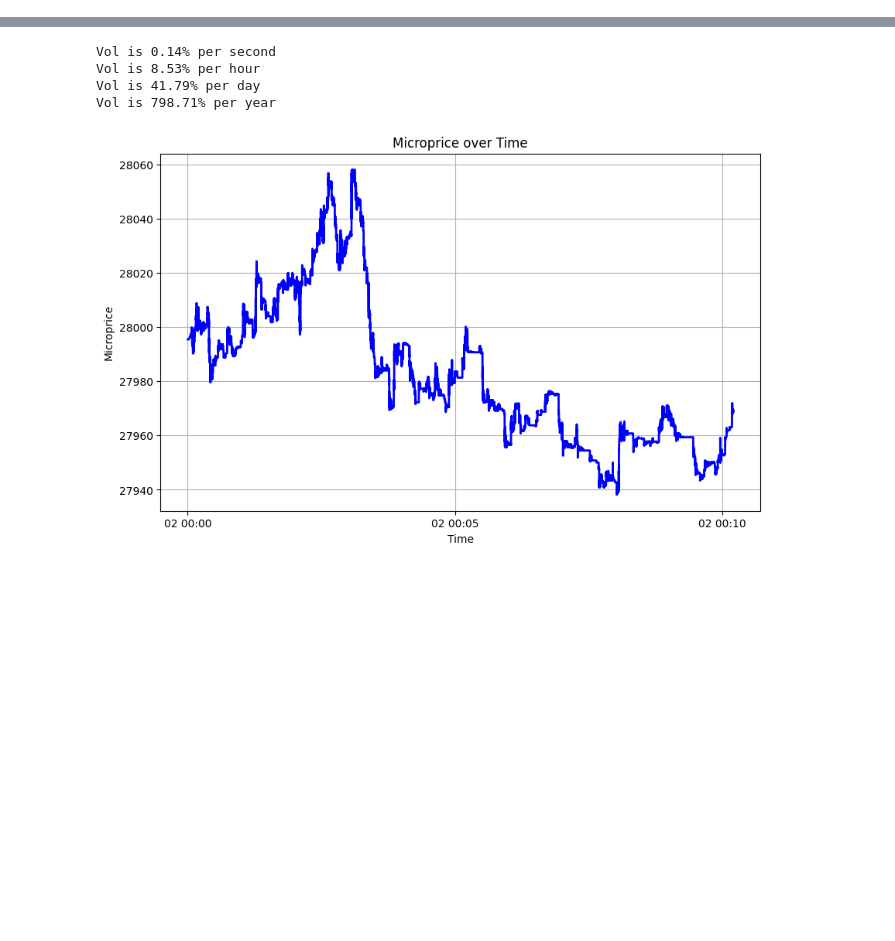
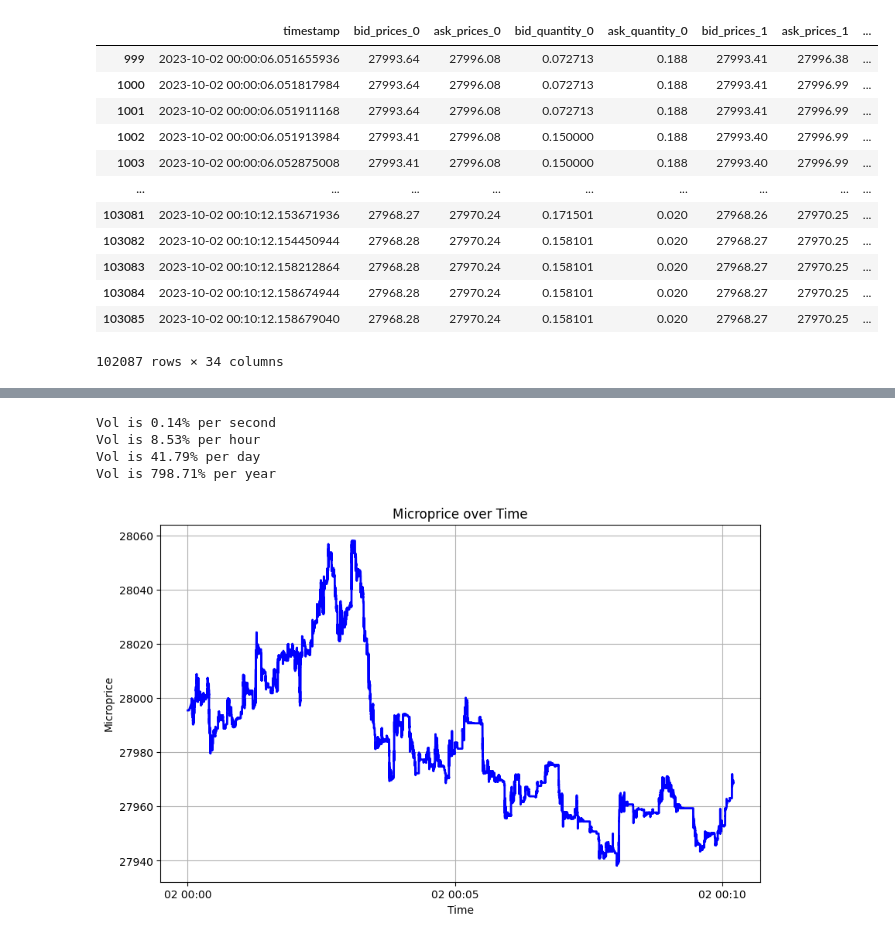
Before and after one commit to poloincognito/limit_order_book, a Jupyter notebook: notebooks/Filltime prediction.ipynb, the cells around one changed output, grey strips where cells are left out. Saved outputs shown, nothing was run; the diff lists cells and outputs as text; code cells hidden in the pictures; blank space fills up the shorter version.

```diff
--- a/notebooks/Filltime prediction.ipynb
+++ b/notebooks/Filltime prediction.ipynb
@@ -15,5 +13,21 @@ from sklearn.preprocessing import StandardScaler
 # %%
-df = pd.read_csv('truncated_LOB_data_BTC_USD_COINBASE.csv')
+df = pd.read_csv('prepared_LOB_trunc_data.csv',
+                 index_col=0) # if this file is read, you could start from cell number 17
+df
+# %% [output]
+|  | timestamp | bid_prices_0 | ask_prices_0 | bid_quantity_0 | ask_quantity_0 | bid_prices_1 | ask_prices_1 | ... |
+| 999 | 2023-10-02 00:00:06.051655936 | 27993.64 | 27996.08 | 0.072713 | 0.188 | 27993.41 | 27996.38 | ... |
+| 1000 | 2023-10-02 00:00:06.051817984 | 27993.64 | 27996.08 | 0.072713 | 0.188 | 27993.41 | 27996.99 | ... |
+| 1001 | 2023-10-02 00:00:06.051911168 | 27993.64 | 27996.08 | 0.072713 | 0.188 | 27993.41 | 27996.99 | ... |
+| 1002 | 2023-10-02 00:00:06.051913984 | 27993.41 | 27996.08 | 0.150000 | 0.188 | 27993.40 | 27996.99 | ... |
+| 1003 | 2023-10-02 00:00:06.052875008 | 27993.41 | 27996.08 | 0.150000 | 0.188 | 27993.40 | 27996.99 | ... |
+| ... | ... | ... | ... | ... | ... | ... | ... | ... |
+| 103081 | 2023-10-02 00:10:12.153671936 | 27968.27 | 27970.24 | 0.171501 | 0.020 | 27968.26 | 27970.25 | ... |
+| 103082 | 2023-10-02 00:10:12.154450944 | 27968.28 | 27970.24 | 0.158101 | 0.020 | 27968.27 | 27970.25 | ... |
+| 103083 | 2023-10-02 00:10:12.158212864 | 27968.28 | 27970.24 | 0.158101 | 0.020 | 27968.27 | 27970.25 | ... |
+| 103084 | 2023-10-02 00:10:12.158674944 | 27968.28 | 27970.24 | 0.158101 | 0.020 | 27968.27 | 27970.25 | ... |
+| 103085 | 2023-10-02 00:10:12.158679040 | 27968.28 | 27970.24 | 0.158101 | 0.020 | 27968.27 | 27970.25 | ... |
+102087 rows × 34 columns
 # %%
 def finder_of_fulfilment(df, column):
     time, indicator = [], []
```
Also changed, not shown: parts of 22 cells of this notebook.
